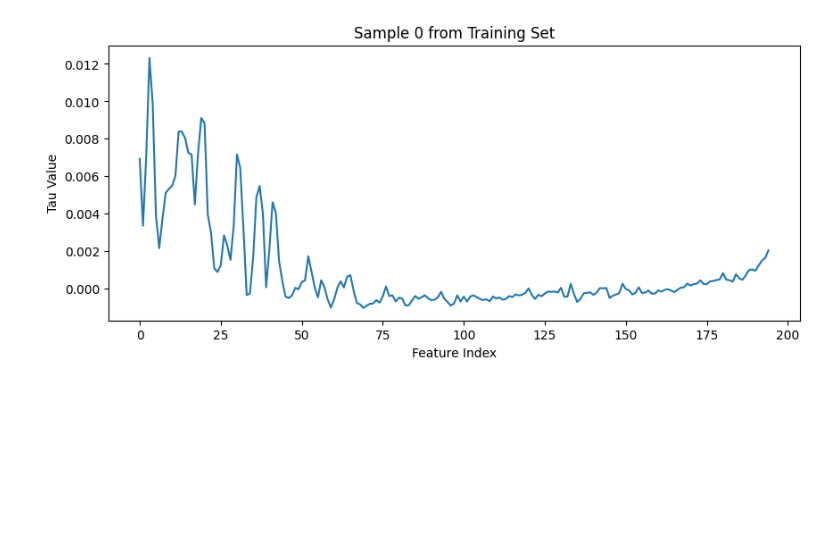
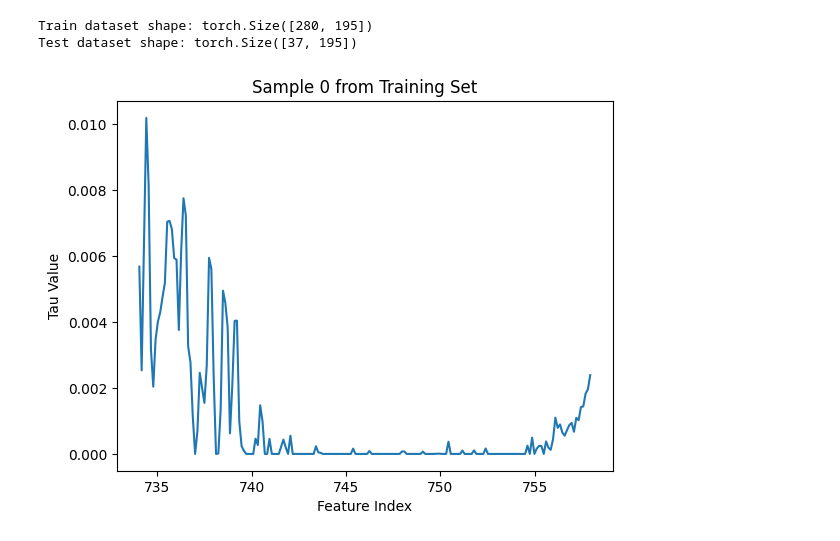
Before and after one commit to raviolihui/SIFretrieval, a Jupyter notebook: VAEexample.ipynb, the cells around one changed output. Cells and saved outputs as stored; diff of their text form; code cells hidden in the pictures; blank space fills up the shorter version.

```diff
--- a/VAEexample.ipynb
+++ b/VAEexample.ipynb
@@ -15,8 +17,10 @@ africa = h1.groups['africa']
 #Identify scanline in groundpixel 224 with clouds
 scanline = africa.variables['scanline']
 groundpixel = africa.variables['ground_pixel']
+
+#Remove all scanlines where there is one groundpixel that has a cloud in that combination/ coordinate
 scanline_nocloud = []
 for n in range(406):
-    if africa.variables['CloudFraction'][0,n,224]<0.5:
+    if (africa.variables['CloudFraction'][0,n,224:240]<0.4).all():
         scanline_nocloud.append(n)
 # %% [output]
@@ -50,10 +60,12 @@ for i in range(370):
 #Computing tau
 mu = np.cos(np.radians(africa.variables["VZA"][0,scanline_nocloud,224]))
 mu_0 = np.cos(np.radians(africa.variables["SZA"][0,scanline_nocloud,224]))
-mu_matrix = np.cos(np.tile(mu[:, np.newaxis], 195))
-mu_0_matrix = np.cos(np.tile(mu_0[:, np.newaxis], 195))
+mu_matrix = np.tile(mu[:, np.newaxis], 195)
+mu_0_matrix = np.tile(mu_0[:, np.newaxis], 195)
 reflectance_matrix = africa.variables['Reflectance'][0, scanline_nocloud, 224, 276:471].data
 
 tau = -np.log(reflectance_matrix/surf_albedo)/ (np.reciprocal(mu_matrix)+ np.reciprocal(mu_0_matrix))
-surf_albedo.shape, tau.shape
+for idx, i  in enumerate(scanline_nocloud):
+    plt.plot(tau[idx])
+plt.show()
 # %% [output]
@@ -61,33 +73,28 @@ surf_albedo.shape, tau.shape
 # %%
-data_tensor = torch.tensor(tau, dtype=torch.float32)
-
-# Wrap it in a dataset
-dataset = TensorDataset(data_tensor)
-
-# Split into training (80%) and test (20%) sets
-train_size = int(0.8 * len(dataset))
-test_size = len(dataset) - train_size
-train_dataset, test_dataset = torch.utils.data.random_split(dataset, [train_size, test_size])
-
-# Create dataloaders
-batch_size = 50
-train_loader = DataLoader(train_dataset, batch_size=batch_size, shuffle=True)
-test_loader = DataLoader(test_dataset, batch_size=batch_size, shuffle=False)
+train_dataset = torch.tensor(tau[0:280], dtype=torch.float32)
+test_dataset = torch.tensor(tau[280:317], dtype=torch.float32)
+print("Train dataset shape:", train_dataset.shape)
+print("Test dataset shape:", test_dataset.shape)
+# create train and test dataloaders
+batch_size = 100
+train_loader = DataLoader(dataset=train_dataset, batch_size=batch_size,shuffle = True)
+test_loader = DataLoader(dataset=test_dataset, batch_size=batch_size)
+# %% [output]
+Train dataset shape: torch.Size([280, 195])
+Test dataset shape: torch.Size([37, 195])
 # %%
 ##VISUALISE SOME TRANING DATA
-batch = next(iter(train_loader))
-tau_batch = batch[0]  # Extract tau_tensor from the batch
+tau_batch = next(iter(train_loader))
 
 # Select a sample to plot (first one in the batch)
 sample_index = 0
-tau_sample = tau_batch[sample_index].squeeze().numpy()  # Shape (406,)
+tau_sample = tau_batch[sample_index].squeeze()  # Shape (406,)
 
-# Plot
-plt.figure(figsize=(10, 4))
-plt.plot(tau_sample)
+
+plt.plot(wl[ind],tau_sample.detach())
 plt.xlabel("Feature Index")
 plt.ylabel("Tau Value")
 plt.title(f"Sample {sample_index} from Training Set")
 plt.show()
 # %% [output]
-[figure, old version]
+[figure, new version]
```
Also changed, not shown: parts of 22 cells of this notebook, 1 other file.
